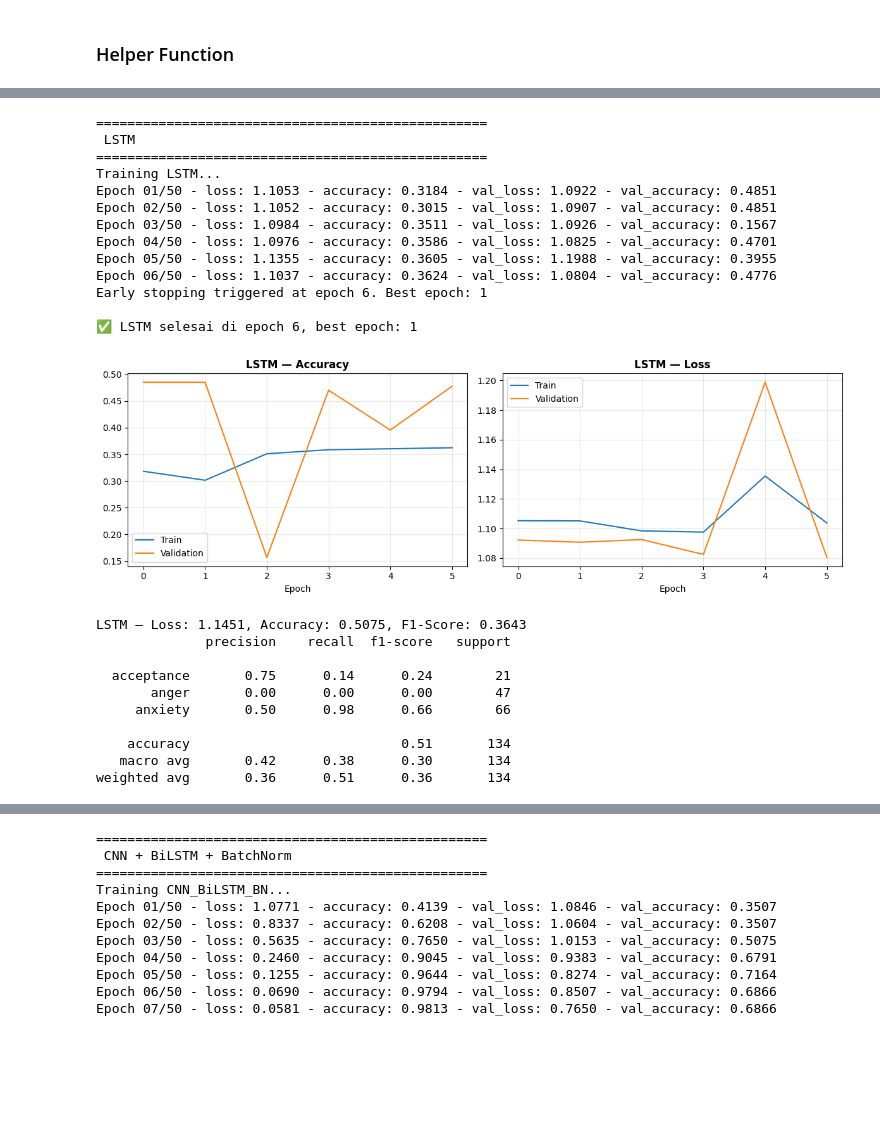
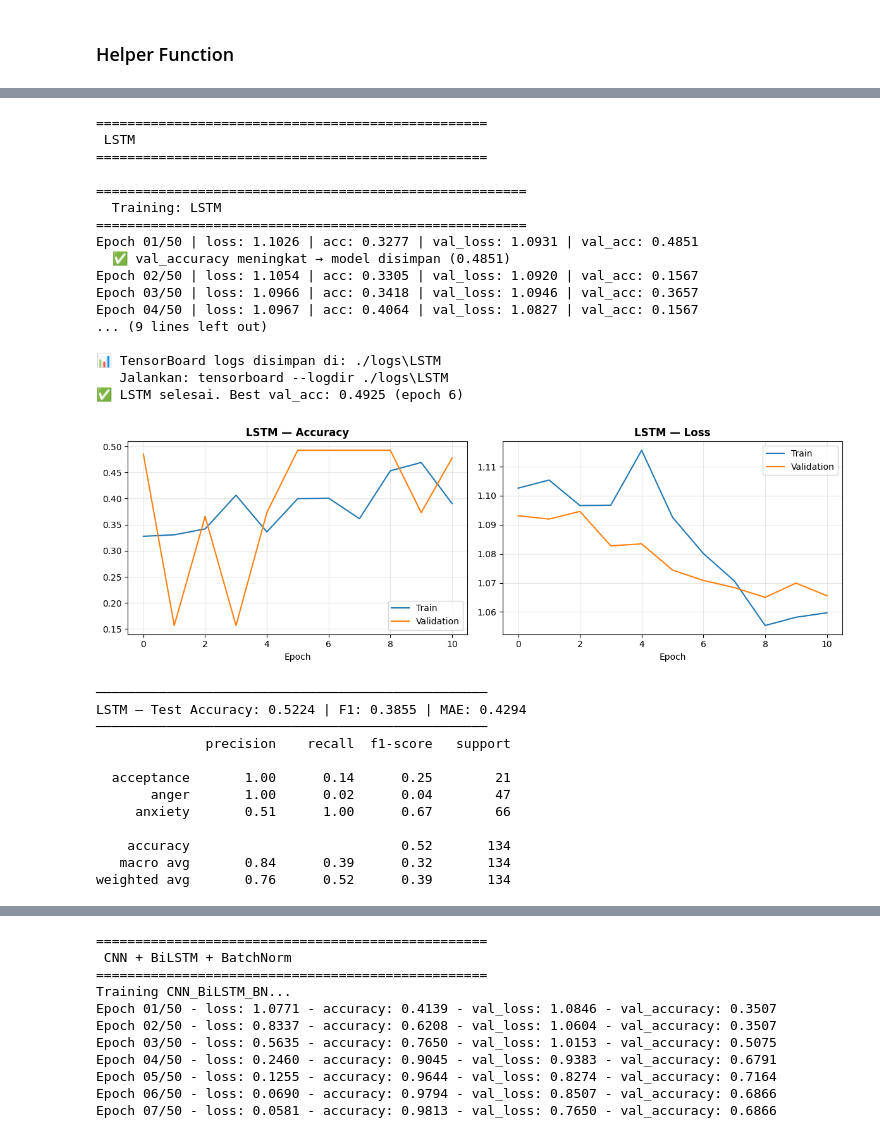
Before and after one commit to WeTeamBest/healmate_ai, a Jupyter notebook: AI/eksperimen/notebook.ipynb, the cells around one changed output, grey strips where cells are left out. Drawn from its saved outputs; the diff is of its cells as text; code cells hidden in the pictures; blank space fills up the shorter version.

```diff
--- a/AI/eksperimen/notebook.ipynb
+++ b/AI/eksperimen/notebook.ipynb
@@ -51,7 +58,7 @@ os.makedirs(LOGS_DIR, exist_ok=True)
 # %% [markdown]
 ## Load Dataset
 # %%
-df = pd.read_excel(r"D:\Kuliah\DICODING\Capstone\HealMate_AI\DS\Empathetic Counseling Dataset\Empathetic Counseling.xlsx")
+df =pd.read_excel(DATSET_PATH)
 print(f'Shape : {df.shape}')
 df.head()
 # %% [output]
@@ -97,3 +104,15 @@ Duplikat : 165
 | 50% | 2.000000 | 0.327732 | 0.344535 | 0.239694 | 0.576117 |
 | 75% | 3.000000 | 0.576117 | 0.451863 | 0.327732 | 0.576117 |
 | max | 9.000000 | 0.979748 | 0.980098 | 0.998754 | 0.998754 |
+# %%
+
+#Distribusi panjang teks
+df['input_length'] = df['input_clean'].str.split().str.len()
+df['label_length'] = df['label_clean'].str.split().str.len()
+print(df[['input_length', 'label_length']].describe())
+
+#Cek duplikat input (input sama, label berbeda)
+print(f"Input unik: {df['input_clean'].nunique()} dari {len(df)} total")
+
+#Cek label noise (confidence rendah)
+print(df[df['emotion_confidence'] < 0.5]['predicted_emotion'].value_counts())
@@ -140,6 +175,10 @@ y_encoded = le.fit_transform(y)
 print('Label encoding:')
 for i, cls in enumerate(le.classes_):
     print(f'  {cls:12s} → {i}')
+
+with open(os.path.join(OUTPUT_DIR, 'label_encoder.pkl'), 'wb') as f:
+    pickle.dump(le, f)
+print("✅ Label encoder disimpan.")
 # %% [output]
 Label encoding:
   acceptance   → 0
@@ -191,6 +238,10 @@ print(f'\nShape setelah padding:')
 print(f'  Train : {X_train_seq.shape}')
 print(f'  Val   : {X_val_seq.shape}')
 print(f'  Test  : {X_test_seq.shape}')
+
+with open(os.path.join(OUTPUT_DIR, 'tokenizer.pkl'), 'wb') as f:
+    pickle.dump(tokenizer, f)
+print("✅ Tokenizer disimpan.")
 # %% [output]
 Vocab size (aktual) : 3,031
 Vocab size (capped) : 3,032
@@ -652,45 +873,51 @@ weighted avg       0.92      0.90      0.90       134
 [figure]
 Random Forest - Test Acc: 0.9030, F1: 0.8969
 # %%
-# LSTM
+# ── LSTM ──────────────────────────────────────────────────────
 lstm_model = model_LSTM()
 
-print("="*50)
+print("=" * 50)
 print(" LSTM ")
-print("="*50)
+print("=" * 50)
 
 lstm_model, lstm_history = train_model(lstm_model, 'LSTM', X_train_seq, y_train, X_val_seq, y_val)
 
 plot_history(lstm_history, 'LSTM')
 
-best_epoch_lstm  = int(np.argmax(lstm_history.history['val_accuracy'])) + 1
-train_acc_lstm   = lstm_history.history['accuracy'][best_epoch_lstm-1]
-val_acc_lstm     = lstm_history.history['val_accuracy'][best_epoch_lstm-1]
-test_acc_lstm, _ = evaluate_dl_model(lstm_model, X_test_seq, y_test, "LSTM")
+best_epoch_lstm  = int(np.argmax(lstm_history['val_accuracy'])) + 1
+train_acc_lstm   = lstm_history['accuracy'][best_epoch_lstm - 1]
+val_acc_lstm     = lstm_history['val_accuracy'][best_epoch_lstm - 1]
+test_acc_lstm, test_f1_lstm, test_mae_lstm = evaluate_dl_model(lstm_model, X_test_seq, y_test, 'LSTM')
 
-print(f'LSTM - Best Epoch: {best_epoch_lstm}, Train Acc: {train_acc_lstm:.4f}, Val Acc: {val_acc_lstm:.4f}, Test Acc: {test_acc_lstm:.4f}')
+print(f'LSTM — Best Epoch: {best_epoch_lstm} | Train Acc: {train_acc_lstm:.4f} | Val Acc: {val_acc_lstm:.4f} | Test Acc: {test_acc_lstm:.4f} | MAE: {test_mae_lstm:.4f}')
 # %% [output]
 ==================================================
  LSTM
 ==================================================
-Training LSTM...
-Epoch 01/50 - loss: 1.1053 - accuracy: 0.3184 - val_loss: 1.0922 - val_accuracy: 0.4851
-Epoch 02/50 - loss: 1.1052 - accuracy: 0.3015 - val_loss: 1.0907 - val_accuracy: 0.4851
-Epoch 03/50 - loss: 1.0984 - accuracy: 0.3511 - val_loss: 1.0926 - val_accuracy: 0.1567
-Epoch 04/50 - loss: 1.0976 - accuracy: 0.3586 - val_loss: 1.0825 - val_accuracy: 0.4701
-Epoch 05/50 - loss: 1.1355 - accuracy: 0.3605 - val_loss: 1.1988 - val_accuracy: 0.3955
-Epoch 06/50 - loss: 1.1037 - accuracy: 0.3624 - val_loss: 1.0804 - val_accuracy: 0.4776
-Early stopping triggered at epoch 6. Best epoch: 1
 
-✅ LSTM selesai di epoch 6, best epoch: 1
+=======================================================
+  Training: LSTM
+=======================================================
+Epoch 01/50 | loss: 1.1026 | acc: 0.3277 | val_loss: 1.0931 | val_acc: 0.4851
+  ✅ val_accuracy meningkat → model disimpan (0.4851)
+Epoch 02/50 | loss: 1.1054 | acc: 0.3305 | val_loss: 1.0920 | val_acc: 0.1567
+Epoch 03/50 | loss: 1.0966 | acc: 0.3418 | val_loss: 1.0946 | val_acc: 0.3657
+Epoch 04/50 | loss: 1.0967 | acc: 0.4064 | val_loss: 1.0827 | val_acc: 0.1567
+... (9 lines left out)
+
+📊 TensorBoard logs disimpan di: ./logs\LSTM
+   Jalankan: tensorboard --logdir ./logs\LSTM
+✅ LSTM selesai. Best val_acc: 0.4925 (epoch 6)
-[figure, old version]
+[figure, new version]
-LSTM — Loss: 1.1451, Accuracy: 0.5075, F1-Score: 0.3643
+──────────────────────────────────────────────────
+LSTM — Test Accuracy: 0.5224 | F1: 0.3855 | MAE: 0.4294
+──────────────────────────────────────────────────
               precision    recall  f1-score   support
 
-  acceptance       0.75      0.14      0.24        21
-       anger       0.00      0.00      0.00        47
-     anxiety       0.50      0.98      0.66        66
+  acceptance       1.00      0.14      0.25        21
+       anger       1.00      0.02      0.04        47
+     anxiety       0.51      1.00      0.67        66
 
-    accuracy                           0.51       134
-   macro avg       0.42      0.38      0.30       134
-weighted avg       0.36      0.51      0.36       134
+    accuracy                           0.52       134
+   macro avg       0.84      0.39      0.32       134
+weighted avg       0.76      0.52      0.39       134
```
Also changed, not shown: parts of 26 cells of this notebook, 7 other files.
